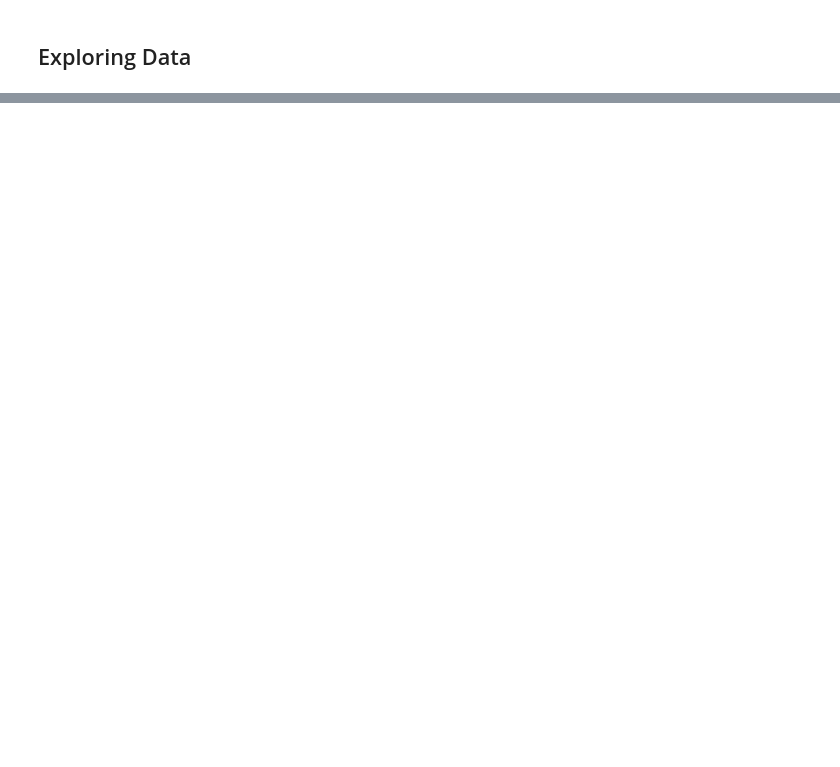
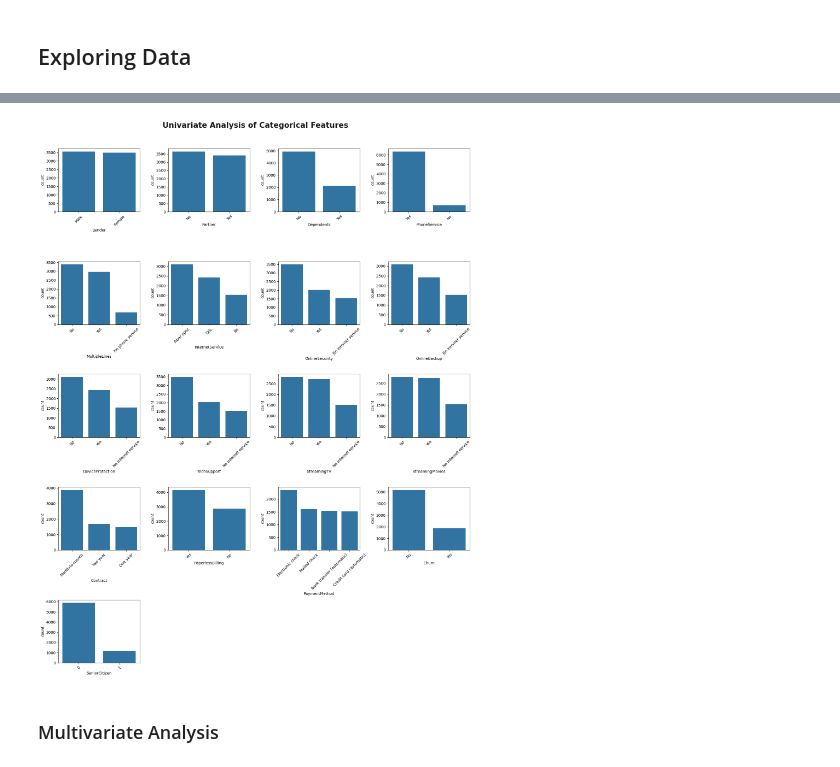
Before and after one commit to erenulusan/Churn-ML-Project, a Jupyter notebook: notebooks/1_EDA_and_Pipeline_development.ipynb, the cells around one changed output, grey strips where cells are left out. Drawn from its saved outputs; the diff is of its cells as text; code cells hidden in the pictures; blank space fills up the shorter version.

```diff
--- a/notebooks/1_EDA_and_Pipeline_development.ipynb
+++ b/notebooks/1_EDA_and_Pipeline_development.ipynb
@@ -512,0 +132,5 @@ plt.show()
+# %%
+categorical_features = df.select_dtypes(include=['object']).columns.tolist()
+categorical_features.remove('customerID')
+categorical_features.append('SeniorCitizen')
+print("Kategorik değişkenler:" , categorical_features)
@@ -512,0 +174,9 @@ plt.show()
+# %%
+for col in numerical_features:
+    print(f"{col} - Temel İstatistikler")
+    print(f"Ortalama (mean): {df[col].mean():.2f}")
+    print(f"Medyan (median): {df[col].median():.2f}")
+    print(f"Mod (mode): {df[col].mode().values[0]:.2f}")
+    print(f"Standart Sapma (std): {df[col].std():.2f}")
+    print(f"Varyans (var): {df[col].var():.2f}")
+    print("----------")
@@ -512,0 +205,19 @@ plt.show()
+# %%
+cols = 4
+rows= 5
+
+plt.figure(figsize=(16,20))
+plt.suptitle('Univariate Analysis of Categorical Features', fontsize=20, fontweight='bold', alpha=0.9, y=1.02)
+
+for i, col in enumerate(categorical_features):
+    plt.subplot(rows, cols, i + 1)
+    sns.countplot(x=df[col], order=df[col].value_counts().index)
+    plt.xlabel(col)
+    plt.xticks(rotation=45)
+    plt.tight_layout()
+
+plt.show()
+# %% [output]
+[figure, added]
+# %% [markdown]
+### Multivariate Analysis
```
Also changed, not shown: parts of 81 cells of this notebook, 1 other file.
